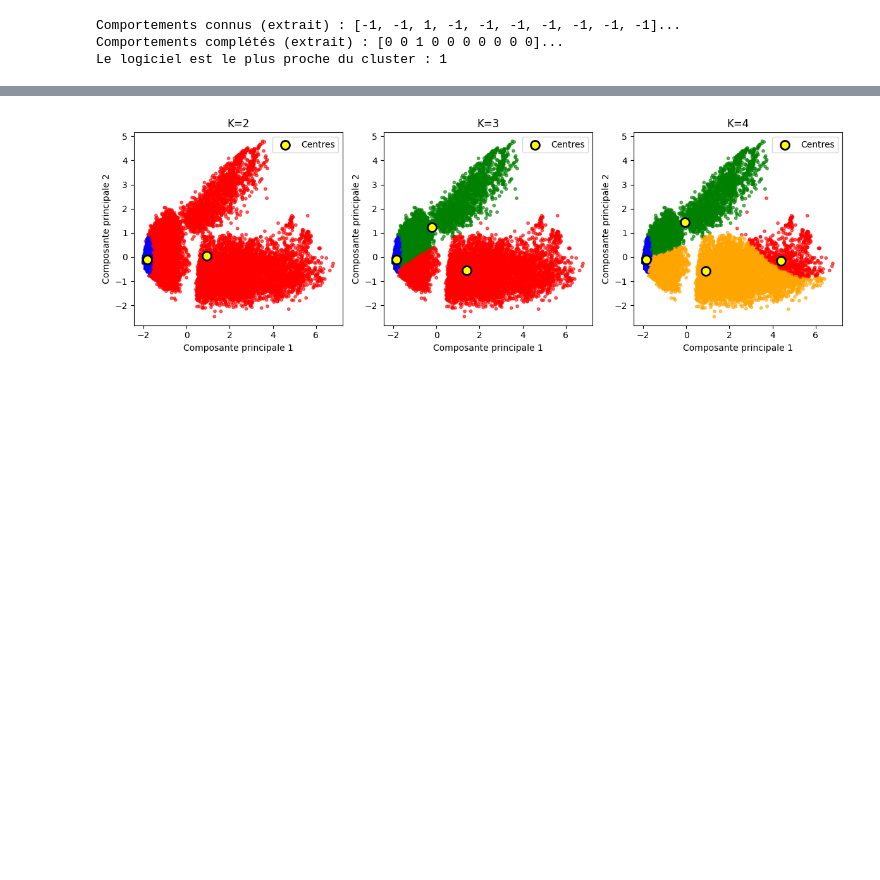
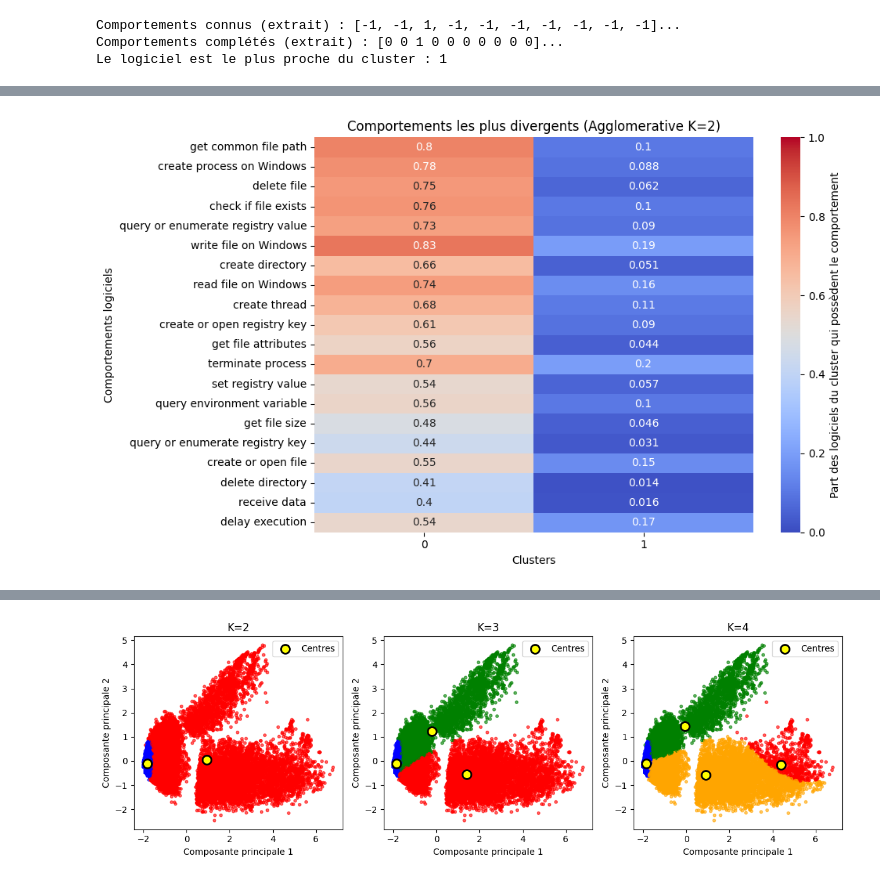
Before and after one commit to lucasvazelle/SORBONNE_DATA_CHALLENGE_SALT, a Jupyter notebook: Non_supervisé_entre_les_comportements.ipynb, the cells around one changed output, grey strips where cells are left out. Saved outputs shown, nothing was run; the diff lists cells and outputs as text; code cells hidden in the pictures; blank space fills up the shorter version.

```diff
--- a/Non_supervisé_entre_les_comportements.ipynb
+++ b/Non_supervisé_entre_les_comportements.ipynb
@@ -48,12 +40,7 @@ assert len(metadata_to_predict)==len(metadata_predict)
 counts = metadata_train.iloc[:, 1:].sum(axis=0)
 total_rows = metadata_train.iloc[:, 1:].shape[0]
 percentage = (counts / total_rows) * 100
-variables_below_10 = percentage[percentage < 0.1].index.tolist()
-
-variables_less_than_5 = counts[counts < 5].index.tolist()
-
-# print("Variables avec moins de 5 occurrences de 1 :", variables_less_than_5)
-# len(variables_less_than_5)
+variables_below_10 = percentage[percentage < 0.001].index.tolist()
 print("Variables avec moins de 1% de 1 :", variables_below_10)
 len( variables_below_10)
 # %% [output]
@@ -226,7 +488,7 @@ Comportements connus (extrait) : [-1, -1, 1, -1, -1, -1, -1, -1, -1, -1]...
 Comportements complétés (extrait) : [0 0 1 0 0 0 0 0 0 0]...
 Le logiciel est le plus proche du cluster : 1
 # %%
-K_list = [2,3,4]
+K_list = [2, 3]
 for K in K_list :
     selected_k = K
     kmeans = kmeans_models[selected_k]
@@ -251,6 +513,6 @@ for K in K_list :
     print(f"""nombre de cluster {selected_k} {results_df.groupby(["predicted_cluster"]).count()["name"]}""")
 
 
-    results_df.iloc[:,:-1].to_excel(f"output/metadata_predict_SARA_completed_0,1%_{selected_k}.xlsx", index=False)
+    results_df.iloc[:,:-1].to_excel(f"output/metadata_predict_AYA_KMEANS_SEUIL_0.5_{selected_k}.xlsx", index=False)
 # %% [output]
 nombre de cluster 2 predicted_cluster
@@ -270,0 +527,6 @@ Name: name, dtype: int64
+# %%
+# Assure-toi que les colonnes existent bien dans les deux DataFrames
+variables_to_replace = [v for v in variables_0_F1 if v in metadata_predict.columns and v in results_df.columns]
+
+# Remplacer les colonnes dans metadata_predict par celles de results_df
+metadata_predict[variables_to_replace] = results_df[variables_to_replace]
@@ -287,3 +548,0 @@ Cluster 2 Score 0,2
-# %%
-for i, col in enumerate(metadata_train.iloc[:,1:].columns):
-    print(f"Index {i}: {col}")
@@ -309,0 +758,71 @@ Index 453: Cluster
+# %%
+from sklearn.cluster import AgglomerativeClustering
+import pandas as pd
+import numpy as np
+import matplotlib.pyplot as plt
+import seaborn as sns
+
+def train_agglomerative_filling_model(metadata_train, n_clusters=3):
+    X = metadata_train.iloc[:, 1:]  # Exclure l'ID
+    model = AgglomerativeClustering(n_clusters=n_clusters, linkage='ward')
+    labels = model.fit_predict(X)
+    metadata_train["Cluster"] = labels
+    cluster_means = metadata_train.iloc[:, 1:].groupby("Cluster").mean()
+    return model, labels, cluster_means
+
+def fill_missing_behaviors(known_behaviors, cluster_means):
+    known_behaviors = np.array(known_behaviors).reshape(1, -1)
+    mask_known = (known_behaviors != -1).reshape(-1)
+    distances = []
+    for i, cluster_center in enumerate(cluster_means.values):
+        center_filtered = cluster_center[mask_known]
+        known_filtered = known_behaviors[0][mask_known]
+        distance = np.linalg.norm(center_filtered - known_filtered)
+        distances.append(distance)
+    best_cluster = np.argmin(distances)
+    filled_behaviors = known_behaviors.copy()
+    for i in range(len(filled_behaviors[0])):
+        if filled_behaviors[0][i] == -1:
+            filled_behaviors[0][i] = 1 if cluster_means.iloc[best_cluster, i] > 0.5 else 0
+    return filled_behaviors[0], best_cluster
+
+# === EXÉCUTION ===
+list_cluster = [2, 3]
+agglo_models = {}
+cluster_means_dict = {}
+
+for nb_cluster in list_cluster:
+    metadata_train = pd.read_csv("data/training_set_metadata.csv", sep=";")
+
+    model, labels, cluster_means = train_agglomerative_filling_model(metadata_train, n_clusters=nb_cluster)
+    agglo_models[nb_cluster] = model
+    cluster_means_dict[nb_cluster] = cluster_means
+
+    # === HEATMAP des comportements les plus divergents
+    divergent_features = cluster_means.var().sort_values(ascending=False).head(20).index
+    plt.figure(figsize=(10, 6))
+    ax = sns.heatmap(cluster_means[divergent_features].T, annot=True, cmap="coolwarm", vmin=0, vmax=1)
+    cbar = ax.collections[0].colorbar
+    cbar.set_label('Part des logiciels du cluster qui possèdent le comportement')
+    plt.title(f"Comportements les plus divergents (Agglomerative K={nb_cluster})")
+    plt.ylabel("Comportements logiciels")
+    plt.xlabel("Clusters")
+    plt.tight_layout()
+    plt.show()
+
+    # === HEATMAP des variables_0_F1
+    variables_intersect = [v for v in variables_0_F1_sara if v in cluster_means.columns]
+    if variables_intersect:
+        plt.figure(figsize=(8, len(variables_intersect) * 0.4 + 2))
+        ax = sns.heatmap(cluster_means[variables_intersect].T, annot=True, cmap="coolwarm", vmin=0, vmax=1)
+        cbar = ax.collections[0].colorbar
+        cbar.set_label('Part de présence (valeur = 1)')
+        plt.title(f"Présence des variables_0_F1 par cluster (Agglomerative K={nb_cluster})")
+        plt.ylabel("Variables")
+        plt.xlabel("Clusters")
+        plt.tight_layout()
+        plt.show()
+    else:
+        print(f"⚠️ Aucune variable de `variables_0_F1` trouvée dans les colonnes (K={nb_cluster})")
+# %% [output]
+[figure, added]
```
Also changed, not shown: parts of 36 cells of this notebook, 25 other files.
